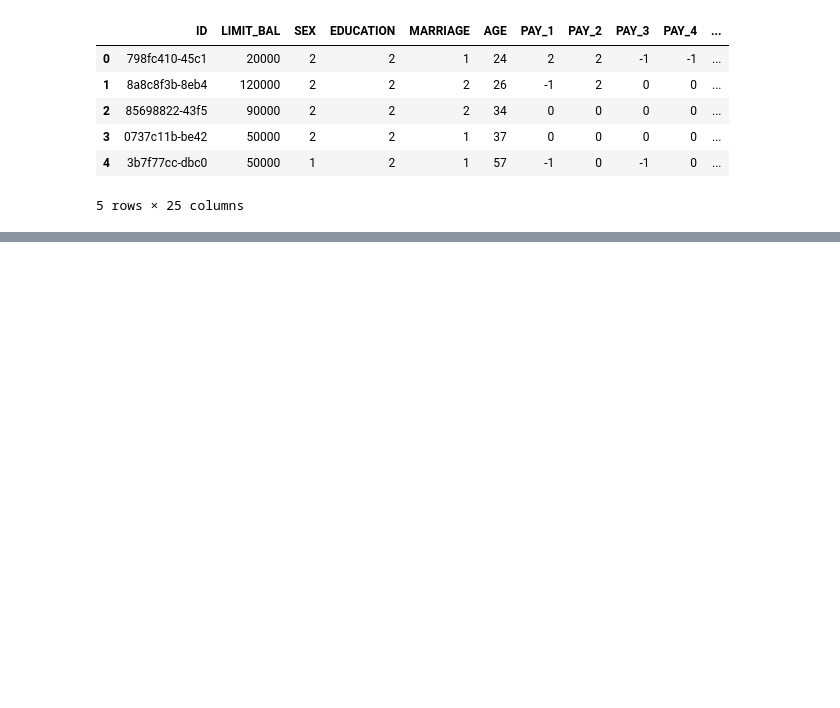
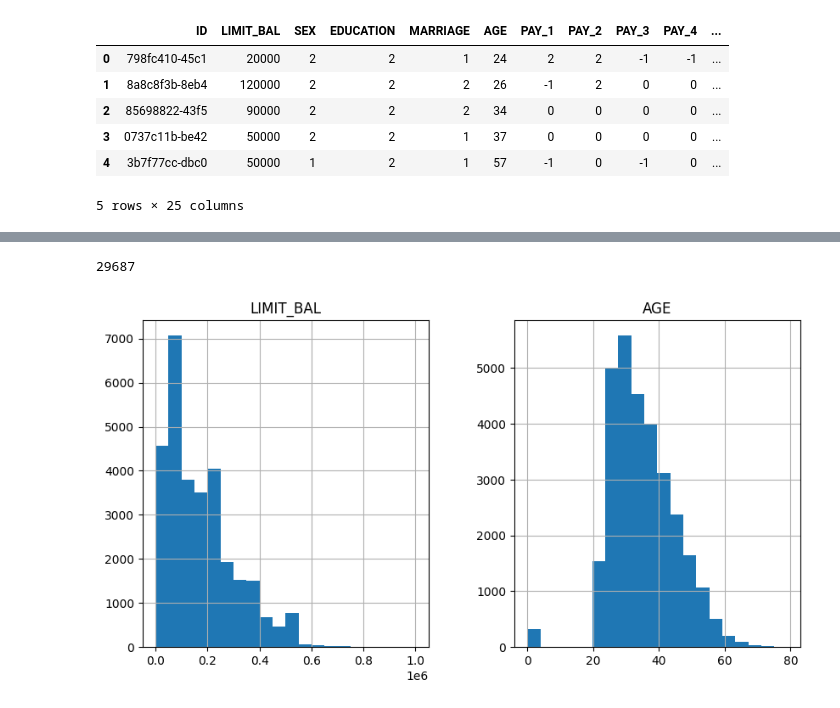
Before and after one commit to touro3/CreditCardDefaultPrediction, a Jupyter notebook: L2_LucasTourinho.ipynb, the cells around one changed output, grey strips where cells are left out. Drawn from its saved outputs; the diff is of its cells as text; code cells hidden in the pictures; blank space fills up the shorter version.

```diff
--- a/L2_LucasTourinho.ipynb
+++ b/L2_LucasTourinho.ipynb
@@ -3,5 +4,5 @@ import pandas as pd
 # %%
-df = pd.read_excel('/Users/lucastourinho/inadimplenciaCartao/dados/cartao_credito_excel.xls')
+df = pd.read_excel('/home/touro/CreditCardPrediction/CreditCardDefaultPrediction/dados/cartao_credito_excel.xls')
 df.head()
 # %% [output]
 |  | ID | LIMIT_BAL | SEX | EDUCATION | MARRIAGE | AGE | PAY_1 | PAY_2 | PAY_3 | PAY_4 | ... |
@@ -17,0 +58,17 @@ df.shape
+# %%
+# Check for duplicate rows based on the unique 'ID' column
+df['ID'].nunique()
+
+# Drop duplicate rows if found
+df.drop_duplicates(inplace=True)
+
+# Check if duplicates were successfully removed
+df['ID'].nunique()
+# %% [output]
+29687
+# %%
+# Plotting histograms for numerical columns to check the distribution
+df[['LIMIT_BAL', 'AGE']].hist(bins=20, figsize=(10, 5))
+plt.show()
+# %% [output]
+[figure, added]
```
Also changed, not shown: parts of 11 cells of this notebook, 2 other files.
